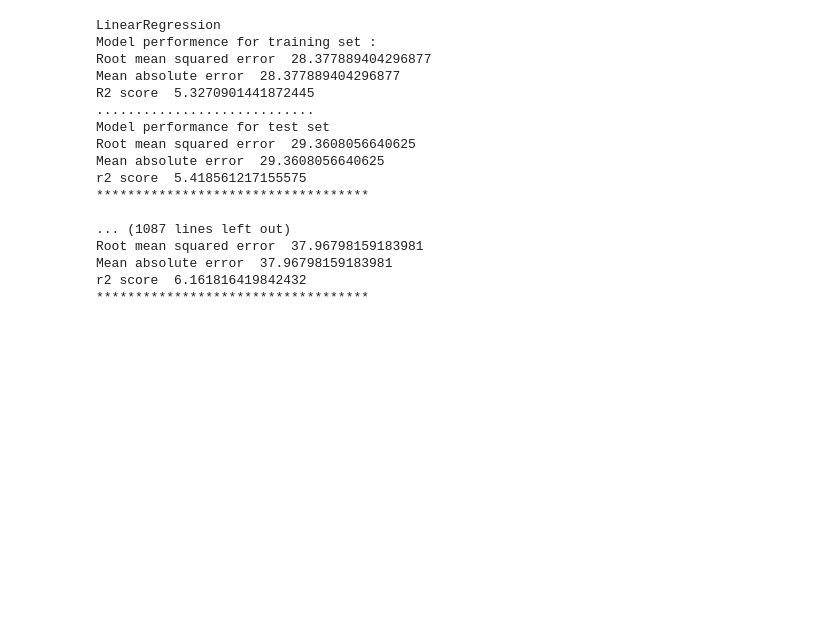
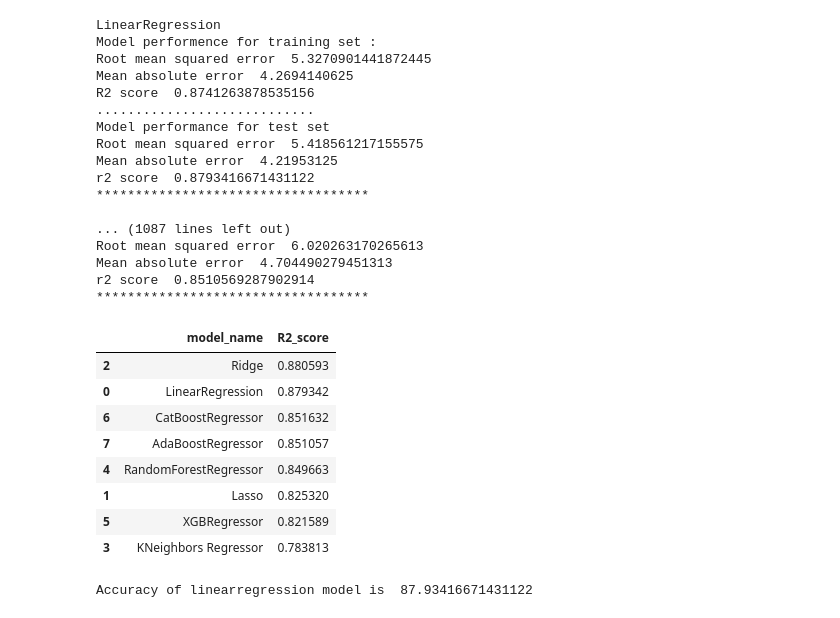
Before and after one commit to ravibalebilalu/mlproject, a Jupyter notebook: notebook/model_training.ipynb, the cells around one changed output. Saved outputs shown, nothing was run; the diff lists cells and outputs as text; code cells hidden in the pictures; blank space fills up the shorter version.

```diff
--- a/notebook/model_training.ipynb
+++ b/notebook/model_training.ipynb
@@ -80,23 +80,44 @@ for  i in range(len(list(models))):
     print("Root mean squared error ",model_test_rmse)
     print("Mean absolute error ",model_test_mae)
     print("r2 score ",model_test_r2)
+    r2_list.append(model_test_r2)
     print("*" * 35)
     print("\n")
 # %% [output]
 LinearRegression
 Model performence for training set :
-Root mean squared error  28.377889404296877
-Mean absolute error  28.377889404296877
-R2 score  5.3270901441872445
+Root mean squared error  5.3270901441872445
+Mean absolute error  4.2694140625
+R2 score  0.8741263878535156
 ............................
 Model performance for test set
-Root mean squared error  29.3608056640625
-Mean absolute error  29.3608056640625
-r2 score  5.418561217155575
+Root mean squared error  5.418561217155575
+Mean absolute error  4.21953125
+r2 score  0.8793416671431122
 ***********************************
 
 ... (1087 lines left out)
-Root mean squared error  37.96798159183981
-Mean absolute error  37.96798159183981
-r2 score  6.161816419842432
+Root mean squared error  6.020263170265613
+Mean absolute error  4.704490279451313
+r2 score  0.8510569287902914
 ***********************************
+# %%
+pd.DataFrame(list(zip(model_list,r2_list)),columns = ["model_name","R2_score"]).sort_values(by = ["R2_score"],ascending = False)
+# %% [output]
+|  | model_name | R2_score |
+| 2 | Ridge | 0.880593 |
+| 0 | LinearRegression | 0.879342 |
+| 6 | CatBoostRegressor | 0.851632 |
+| 7 | AdaBoostRegressor | 0.851057 |
+| 4 | RandomForestRegressor | 0.849663 |
+| 1 | Lasso | 0.825320 |
+| 5 | XGBRegressor | 0.821589 |
+| 3 | KNeighbors Regressor | 0.783813 |
+# %%
+lin_model = LinearRegression(fit_intercept = True)
+lin_model.fit(x_train,y_train)
+y_pred = lin_model.predict(x_test)
+score = r2_score(y_test,y_pred) * 100
+print("Accuracy of linearregression model is ",score)
+# %% [output]
+Accuracy of linearregression model is  87.93416671431122
```
Also changed, not shown: parts of 5 cells of this notebook, 4 other files.
